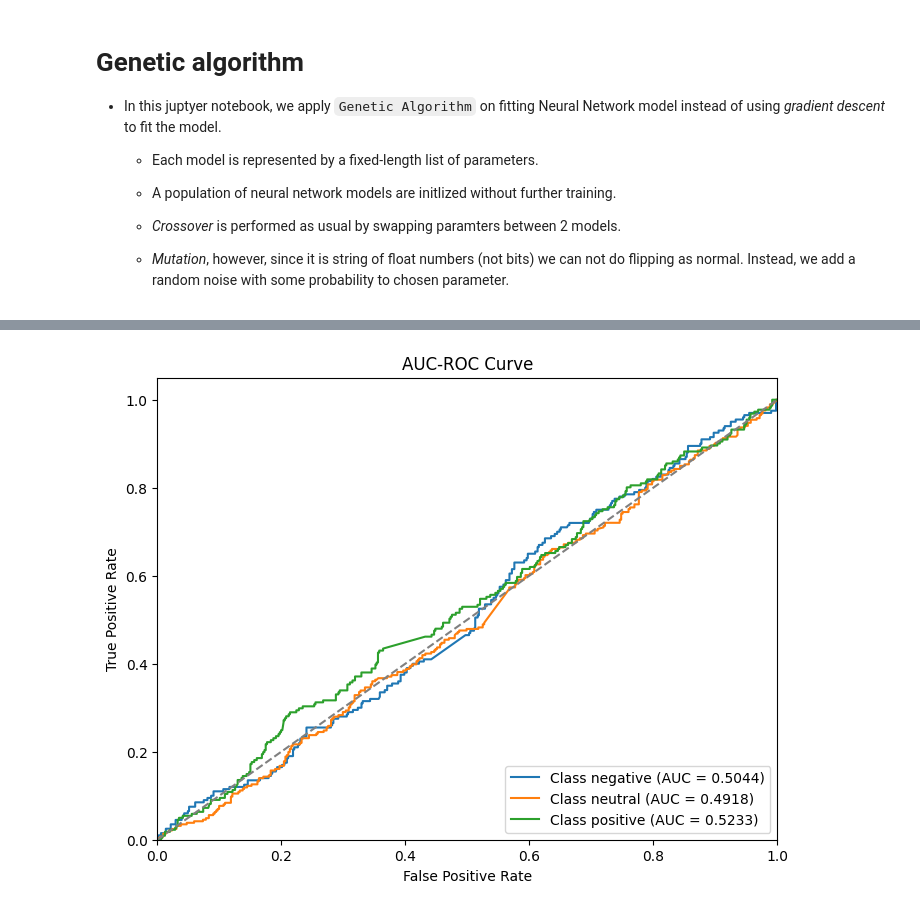
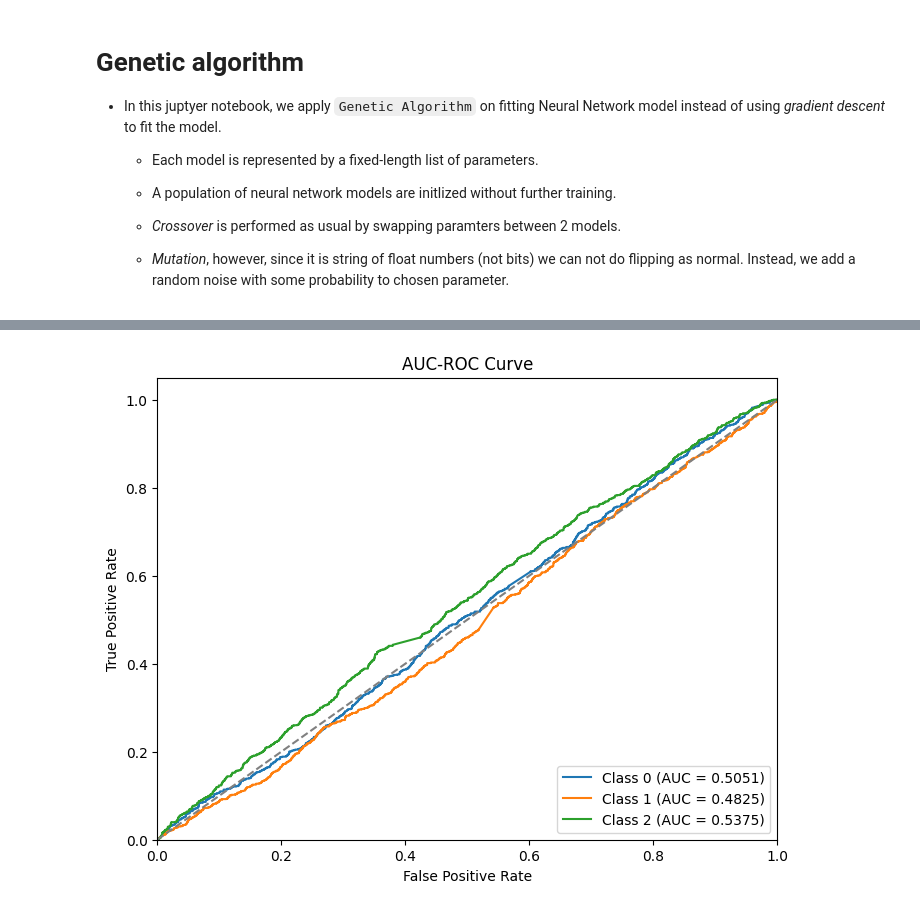
Before and after one commit to quochieu586/ML_capybara, a Jupyter notebook: src/models/genetic_algorithm/genetic_algorithm_model.ipynb, the cells around one changed output, grey strips where cells are left out. Drawn from its saved outputs; the diff is of its cells as text; code cells hidden in the pictures.

```diff
--- a/src/models/genetic_algorithm/genetic_algorithm_model.ipynb
+++ b/src/models/genetic_algorithm/genetic_algorithm_model.ipynb
@@ -443,4 +470,4 @@ f1-score (macro) = 0.1664570307937269
-# %%
-plot_roc_auc(y_test, np.array(y_pred_prob), le.classes_)
-# %% [output]
-[figure, removed]
+# %%
+plot_roc_auc(all_labels, np.array(all_outputs), [0, 1, 2])
+# %% [output]
+[figure, added]
```
Also changed, not shown: parts of 47 cells of this notebook, 1 other file.
